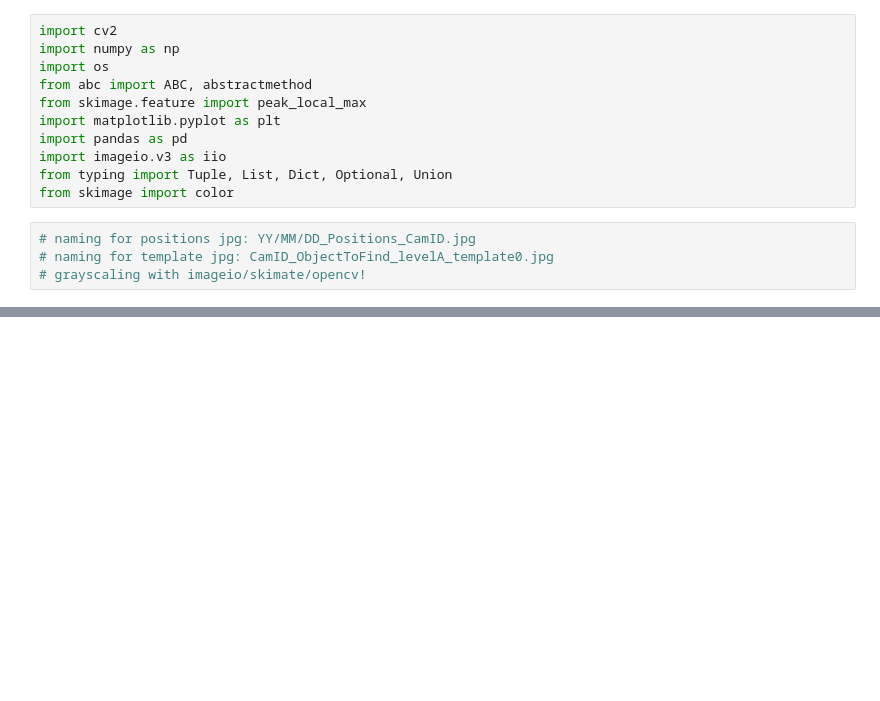
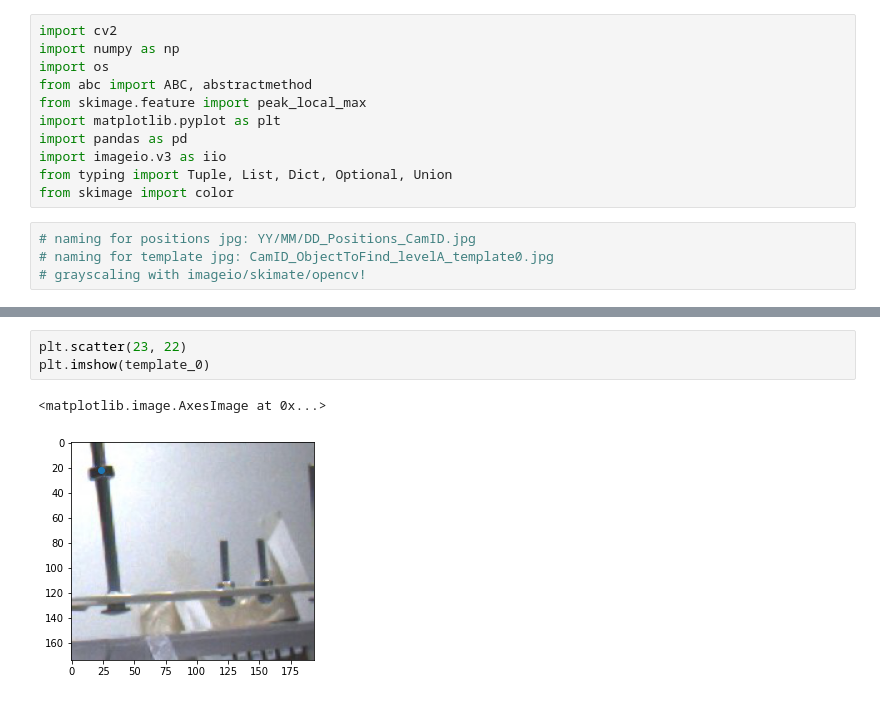
Before and after one commit to retune-commons/let_it_be_3D, a Jupyter notebook: template_matching.ipynb, the cells around one changed output, grey strips where cells are left out. Saved outputs shown, nothing was run; the diff lists cells and outputs as text; blank space fills up the shorter version.

```diff
--- a/template_matching.ipynb
+++ b/template_matching.ipynb
@@ -343,0 +503,6 @@ class TemplateMatching(ABC):
+# %%
+plt.scatter(23, 22)
+plt.imshow(template_0)
+# %% [output]
+<matplotlib.image.AxesImage at 0x...>
+[figure, added]
```
Also changed, not shown: parts of 64 cells of this notebook, 30 other files.
